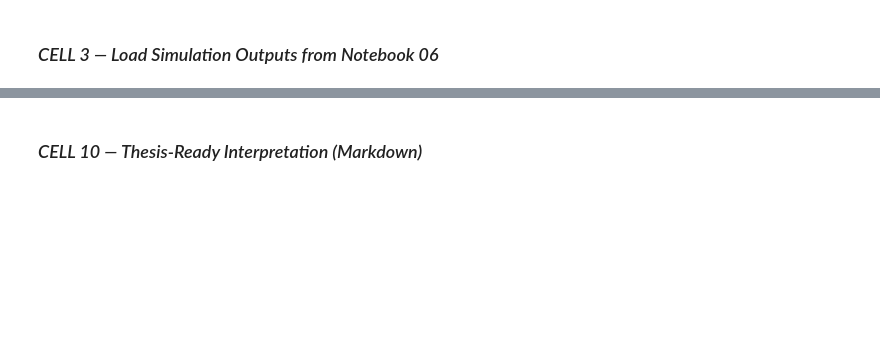
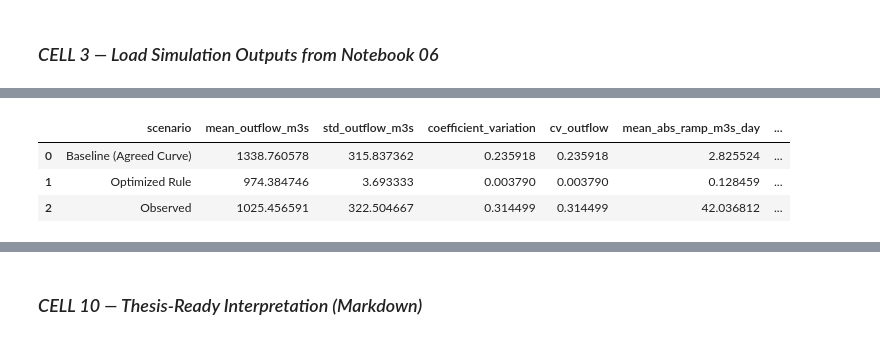
Before and after one commit to MoXaDe23/LakeVictoria_Optimization, a Jupyter notebook: notebooks/07_policy_scenario_evaluation.ipynb, the cells around one changed output, grey strips where cells are left out. Cells and saved outputs as stored; diff of their text form; code cells hidden in the pictures; blank space fills up the shorter version.

```diff
--- a/notebooks/07_policy_scenario_evaluation.ipynb
+++ b/notebooks/07_policy_scenario_evaluation.ipynb
@@ -129,2 +218,92 @@ power_table
+# %%
+def _first_existing_col(df, candidates):
+    for c in candidates:
+        if c in df.columns:
+            return c
+    return None
+
+def outflow_metrics_robust(scen_name: str, scen_obj: dict) -> dict:
+    """
+    Expected scenario object patterns:
+    1) {"outflow": pd.Series, ...}
+    2) {"df": pd.DataFrame, ...}  # with one of candidate outflow columns
+    """
+    # Priority 1: explicit outflow series already prepared
+    if "outflow" in scen_obj and scen_obj["outflow"] is not None:
+        q = pd.to_numeric(pd.Series(scen_obj["outflow"]), errors="coerce").dropna()
+        flow_col_used = "scenarios[outflow]"
+    else:
+        # Priority 2: infer from dataframe columns
+        df = scen_obj.get("df")
+        if df is None:
+            return {
+                "scenario": scen_name,
+                "mean_outflow_m3s": np.nan,
+                "std_outflow_m3s": np.nan,
+                "coefficient_variation": np.nan,
+                "cv_outflow": np.nan,  # alias
+                "mean_abs_ramp_m3s_day": np.nan,
+                "p95_abs_ramp_m3s_day": np.nan,
+                "power_metric_status": "not_available",
+                "power_flow_col_used": None,
+            }
+
+        flow_col = _first_existing_col(df, ["qout_policy_m3s", "qout_obs_m3s", "qout_m3s"])
+        if flow_col is None:
+            return {
+                "scenario": scen_name,
+                "mean_outflow_m3s": np.nan,
+                "std_outflow_m3s": np.nan,
+                "coefficient_variation": np.nan,
+                "cv_outflow": np.nan,  # alias
+                "mean_abs_ramp_m3s_day": np.nan,
+                "p95_abs_ramp_m3s_day": np.nan,
+                "power_metric_status": "not_available",
+                "power_flow_col_used": None,
+            }
+
+        q = pd.to_numeric(df[flow_col], errors="coerce").dropna()
+        flow_col_used = flow_col
+
+    if q.empty:
+        return {
+            "scenario": scen_name,
+            "mean_outflow_m3s": np.nan,
+            "std_outflow_m3s": np.nan,
+            "coefficient_variation": np.nan,
+            "cv_outflow": np.nan,  # alias
+            "mean_abs_ramp_m3s_day": np.nan,
+            "p95_abs_ramp_m3s_day": np.nan,
+            "power_metric_status": "empty_after_cleaning",
+            "power_flow_col_used": flow_col_used,
+        }
+
+    dq = q.diff().dropna()
+    mean_q = float(q.mean())
+    std_q = float(q.std())
+    cv = float(std_q / mean_q) if mean_q != 0 else np.nan
+
+    return {
+        "scenario": scen_name,
+        "mean_outflow_m3s": mean_q,
+        "std_outflow_m3s": std_q,
+        "coefficient_variation": cv,
+        "cv_outflow": cv,  # alias to keep old naming compatible
+        "mean_abs_ramp_m3s_day": float(dq.abs().mean()) if not dq.empty else np.nan,
+        "p95_abs_ramp_m3s_day": float(dq.abs().quantile(0.95)) if not dq.empty else np.nan,
+        "power_metric_status": "ok",
+        "power_flow_col_used": flow_col_used,
+    }
+
+power_table = pd.DataFrame(
+    [outflow_metrics_robust(k, v) for k, v in scenarios.items()]
+)
+
+power_table
+# %% [output]
+|  | scenario | mean_outflow_m3s | std_outflow_m3s | coefficient_variation | cv_outflow | mean_abs_ramp_m3s_day | ... |
+| 0 | Baseline (Agreed Curve) | 1338.760578 | 315.837362 | 0.235918 | 0.235918 | 2.825524 | ... |
+| 1 | Optimized Rule | 974.384746 | 3.693333 | 0.003790 | 0.003790 | 0.128459 | ... |
+| 2 | Observed | 1025.456591 | 322.504667 | 0.314499 | 0.314499 | 42.036812 | ... |
 # %%
 # Save power table
```
Also changed, not shown: parts of 27 cells of this notebook, 21 other files.
